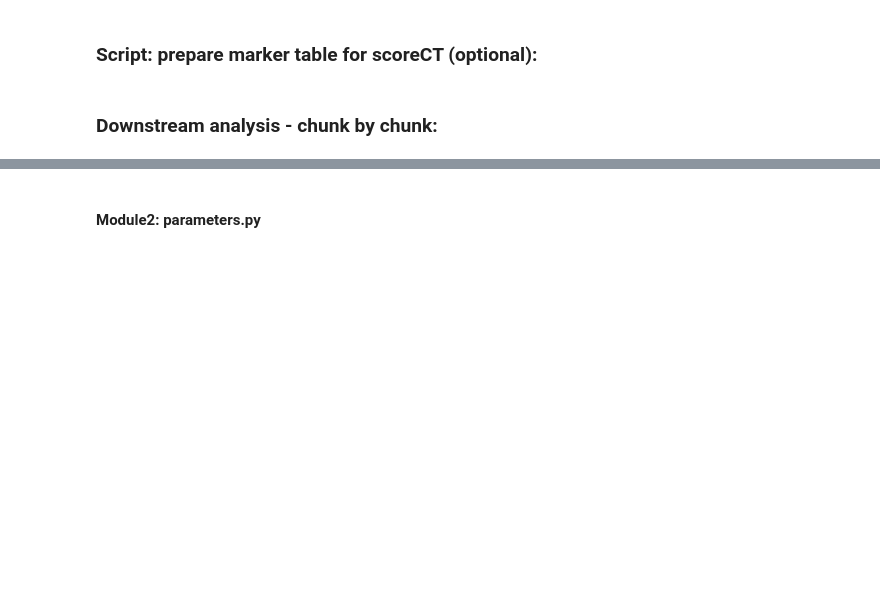
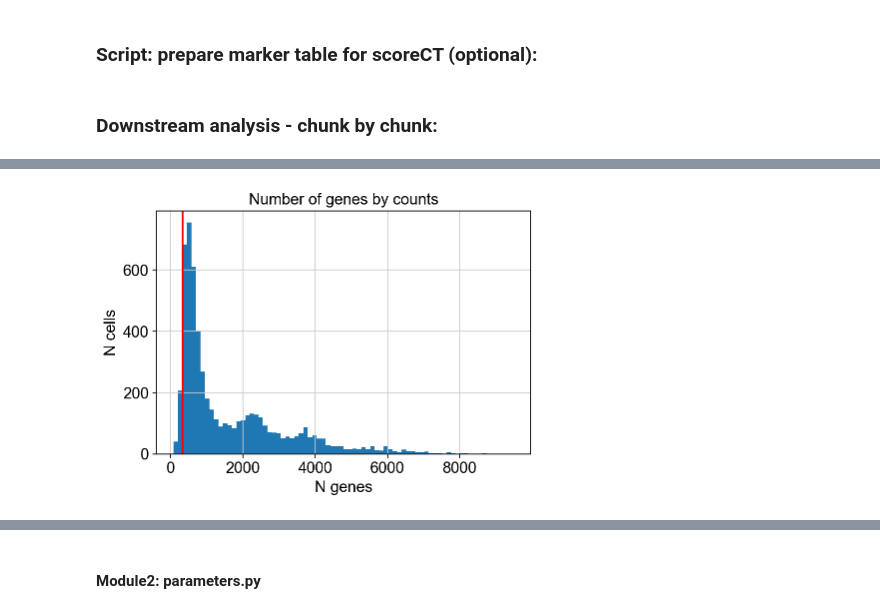
Before and after one commit to komendien/scRNAseq_Mmus_DP, a Jupyter notebook: KK_downstream_scRNAseq.ipynb, the cells around one changed output, grey strips where cells are left out. Drawn from its saved outputs; the diff is of its cells as text; code cells hidden in the pictures; blank space fills up the shorter version.

```diff
--- a/KK_downstream_scRNAseq.ipynb
+++ b/KK_downstream_scRNAseq.ipynb
@@ -128 +85,15 @@ scanpy==1.10.4 anndata==0.11.1 umap==0.5.7 numpy==1.26.4 scipy==1.13.1 pandas==2
+# %%
+import os
+
+def Structure():
+    # Define folder names
+    folders = ['plots', 'AnnData']
+
+    # Create the folders if they don't exist
+    for folder in folders:
+        if not os.path.exists(folder):
+            os.makedirs(folder)
+            print(f"Folder '{folder}' created.")
+        else:
+            print(f"Folder '{folder}' already exists.")
 # %% [markdown]
@@ -130,12 +101,20 @@ scanpy==1.10.4 anndata==0.11.1 umap==0.5.7 numpy==1.26.4 scipy==1.13.1 pandas==2
 # %%
+import os
+import scanpy as sc
+
+'''This script uses a loop to find all subdirectories
+of working directory that contain scRNAseq datasets.
+'''
+
 #define basic path:
 base_path = './test'
+#scanPy marker path
+marker_file = 'GL-DPPD-7111_Mmus_BoneMarrow_CellType_GeneMarkers_filtered.gmt'
 
-# find all subdirectories:
-'''This script uses a loop to find all subdirectories
-of working directory that contain scRNAseq datasets.
+#create structure of folders:
+Structure()
 
-'''
+# retrieve directories:
 out = []
 for root, dirs, files in os.walk(base_path):
     # it was a problem with catching invisible folders, fixed it:
@@ -145,18 +124,52 @@ for root, dirs, files in os.walk(base_path):
          out.append(root)
 out
 
-#load first input for adata:
-input_path=out[0]
+# Loop through each subdirectory in the 'out' list
+for input_path in out:
+    print(f"Processing directory: {input_path}")
 
-#scanPy marker path
-marker_file = 'GL-DPPD-7111_Mmus_BoneMarrow_CellType_GeneMarkers_filtered.gmt'
+    # Load AnnData input file
+    adata = sc.read_10x_mtx(input_path, var_names='gene_symbols', cache=True)
 
-#load AnnData input file:
-adata = sc.read_10x_mtx(input_path,var_names='gene_symbols',cache=True)
+    # Define the sample name
+    sample_name = os.path.basename(os.path.dirname(input_path))
 
-#define sample name from adata:
-sample_name = os.path.basename(os.path.dirname(input_path))
+    # Define the results file for processed AnnData
+    results_file = f"{sample_name}_results_scoreCT.h5ad"
 
-#results file for processed adata:
-results_file = sample_name + '_results_scoreCT.h5ad'
+    # Module 4
+    BasicFiltering(save_data=True)
+
+    # Module 5
+    plotCellsAndGenes(save_data=True)
+
+    # Module 6
+    mtAnalysis()
+
+    # Module 7
+    plotViolinScatter(save_data=True)
+
+    # Module 8
+    FilterCells()
+
+    # Module 9
+    Normalization(adata)
+    #RegressOut(adata)
+
+    # Module 10
+    plotPostNormalization(save_data=True)
+
+    # Module 11
+    plotPCA(save_data=True)
+
+    # Module 12
+    #ClusterAnalysis()
+
+    # Module 13
+    #ScoreCTAnnotation(save_data=True)
+
+    # Module 14
+    #PlotUMAP("ScoreCT", save_data=True)
+
+    print(f"Finished processing {sample_name}. Results saved to {results_file}\n")
 # %% [output]
@@ -163,0 +185 @@ results_file = sample_name + '_results_scoreCT.h5ad'
+[figure, added]
```
Also changed, not shown: parts of 52 cells of this notebook.
